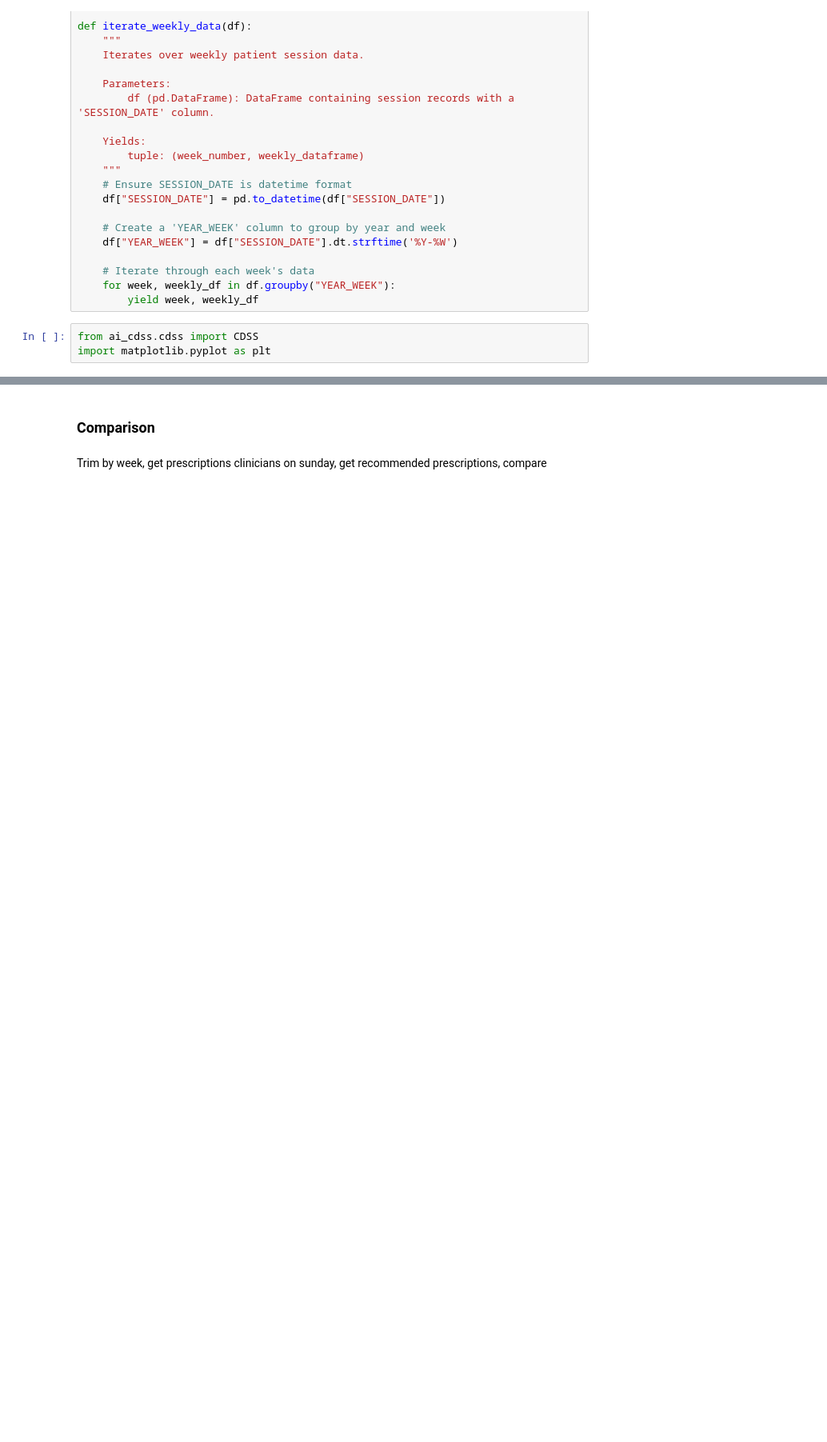
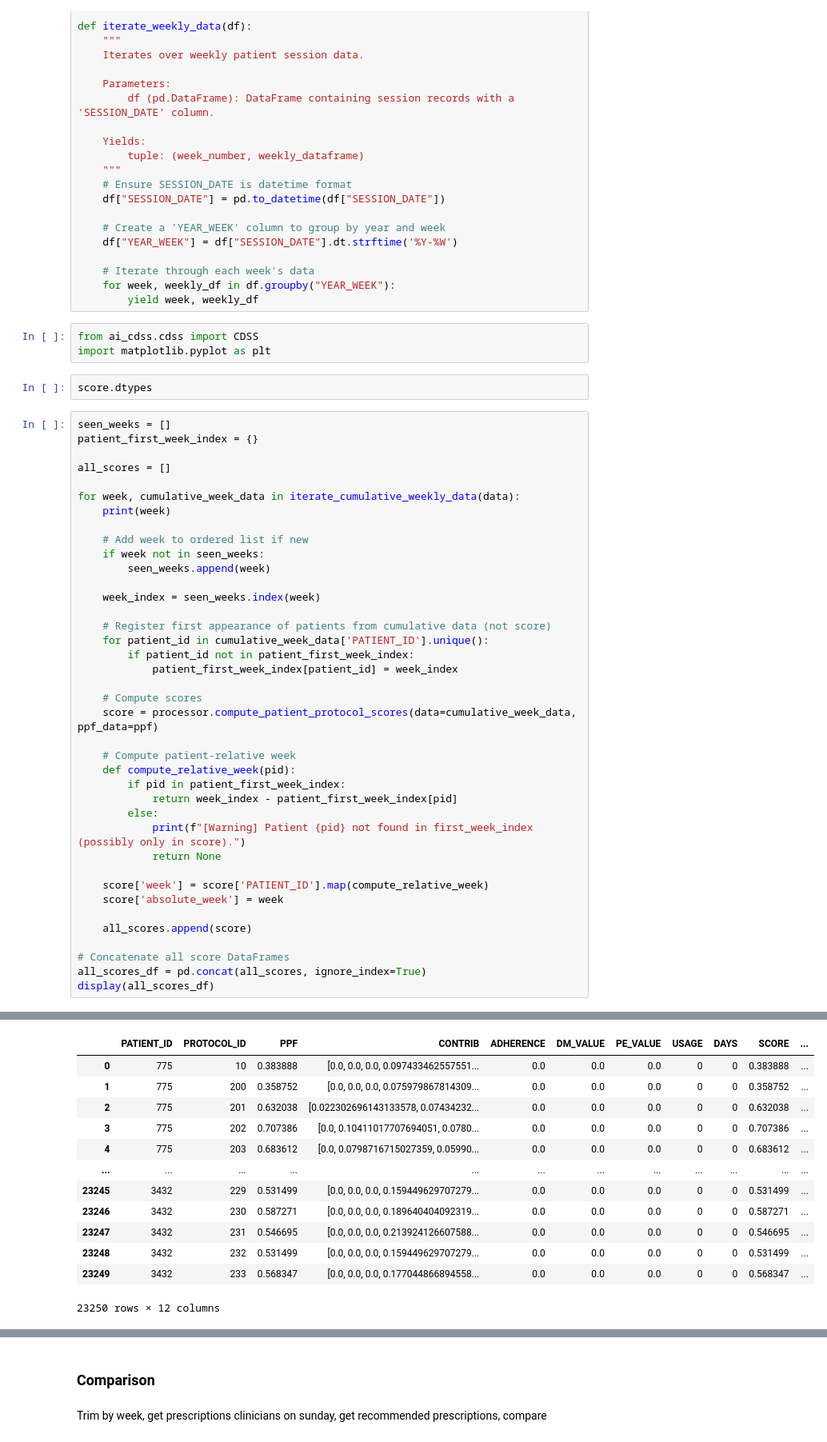
Before and after one commit to dabadav/ai-cdss, a Jupyter notebook: notebooks/nest_decision_benchmark.ipynb, the cells around one changed output, grey strips where cells are left out. Shown: that part at 80% size. Saved outputs shown, nothing was run; the diff lists cells and outputs as text; blank space fills up the shorter version.

```diff
--- a/notebooks/nest_decision_benchmark.ipynb
+++ b/notebooks/nest_decision_benchmark.ipynb
@@ -112,3 +114,45 @@ def iterate_weekly_data(df):
 # %%
 from ai_cdss.cdss import CDSS
 import matplotlib.pyplot as plt
+# %%
+score.dtypes
+# %%
+seen_weeks = []
+patient_first_week_index = {}
+
+all_scores = []
+
+for week, cumulative_week_data in iterate_cumulative_weekly_data(data):
+    print(week)
+
+    # Add week to ordered list if new
+    if week not in seen_weeks:
+        seen_weeks.append(week)
+
+    week_index = seen_weeks.index(week)
+
+    # Register first appearance of patients from cumulative data (not score)
+    for patient_id in cumulative_week_data['PATIENT_ID'].unique():
+        if patient_id not in patient_first_week_index:
+            patient_first_week_index[patient_id] = week_index
+
+    # Compute scores
+    score = processor.compute_patient_protocol_scores(data=cumulative_week_data, ppf_data=ppf)
+
+    # Compute patient-relative week
+    def compute_relative_week(pid):
+        if pid in patient_first_week_index:
+            return week_index - patient_first_week_index[pid]
+        else:
+            print(f"[Warning] Patient {pid} not found in first_week_index (possibly only in score).")
+            return None
+
+    score['week'] = score['PATIENT_ID'].map(compute_relative_week)
+    score['absolute_week'] = week
+
+    all_scores.append(score)
+
+# Concatenate all score DataFrames
+all_scores_df = pd.concat(all_scores, ignore_index=True)
+display(all_scores_df)
+# %% [output]
@@ -114,0 +176,13 @@ import matplotlib.pyplot as plt
+|  | PATIENT_ID | PROTOCOL_ID | PPF | CONTRIB | ADHERENCE | DM_VALUE | PE_VALUE | USAGE | DAYS | SCORE | ... |
+| 0 | 775 | 10 | 0.383888 | [0.0, 0.0, 0.0, 0.097433462557551... | 0.0 | 0.0 | 0.0 | 0 | 0 | 0.383888 | ... |
+| 1 | 775 | 200 | 0.358752 | [0.0, 0.0, 0.0, 0.075979867814309... | 0.0 | 0.0 | 0.0 | 0 | 0 | 0.358752 | ... |
+| 2 | 775 | 201 | 0.632038 | [0.022302696143133578, 0.07434232... | 0.0 | 0.0 | 0.0 | 0 | 0 | 0.632038 | ... |
+| 3 | 775 | 202 | 0.707386 | [0.0, 0.10411017707694051, 0.0780... | 0.0 | 0.0 | 0.0 | 0 | 0 | 0.707386 | ... |
+| 4 | 775 | 203 | 0.683612 | [0.0, 0.0798716715027359, 0.05990... | 0.0 | 0.0 | 0.0 | 0 | 0 | 0.683612 | ... |
+| ... | ... | ... | ... | ... | ... | ... | ... | ... | ... | ... | ... |
+| 23245 | 3432 | 229 | 0.531499 | [0.0, 0.0, 0.0, 0.159449629707279... | 0.0 | 0.0 | 0.0 | 0 | 0 | 0.531499 | ... |
+| 23246 | 3432 | 230 | 0.587271 | [0.0, 0.0, 0.0, 0.189640404092319... | 0.0 | 0.0 | 0.0 | 0 | 0 | 0.587271 | ... |
+| 23247 | 3432 | 231 | 0.546695 | [0.0, 0.0, 0.0, 0.213924126607588... | 0.0 | 0.0 | 0.0 | 0 | 0 | 0.546695 | ... |
+| 23248 | 3432 | 232 | 0.531499 | [0.0, 0.0, 0.0, 0.159449629707279... | 0.0 | 0.0 | 0.0 | 0 | 0 | 0.531499 | ... |
+| 23249 | 3432 | 233 | 0.568347 | [0.0, 0.0, 0.0, 0.177044866894558... | 0.0 | 0.0 | 0.0 | 0 | 0 | 0.568347 | ... |
+23250 rows × 12 columns
```
Also changed, not shown: parts of 19 cells of this notebook, 23 other files.
